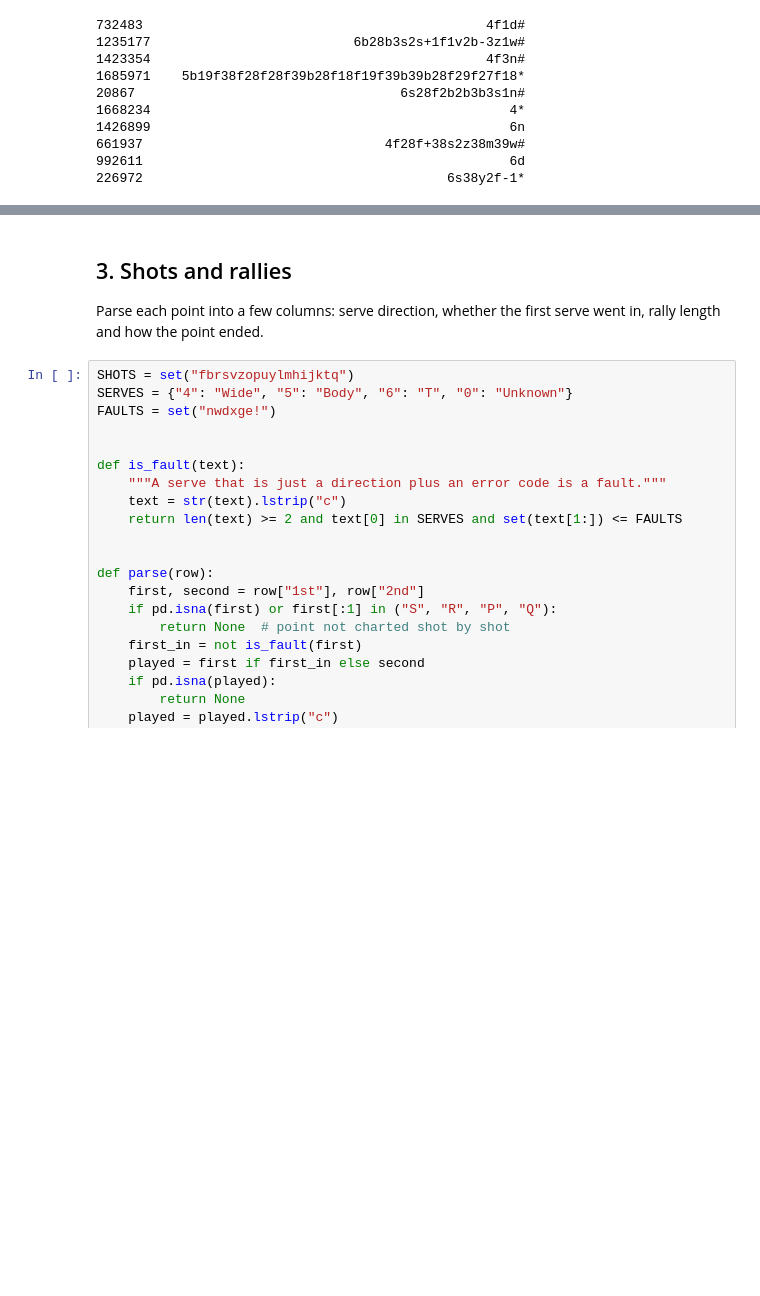
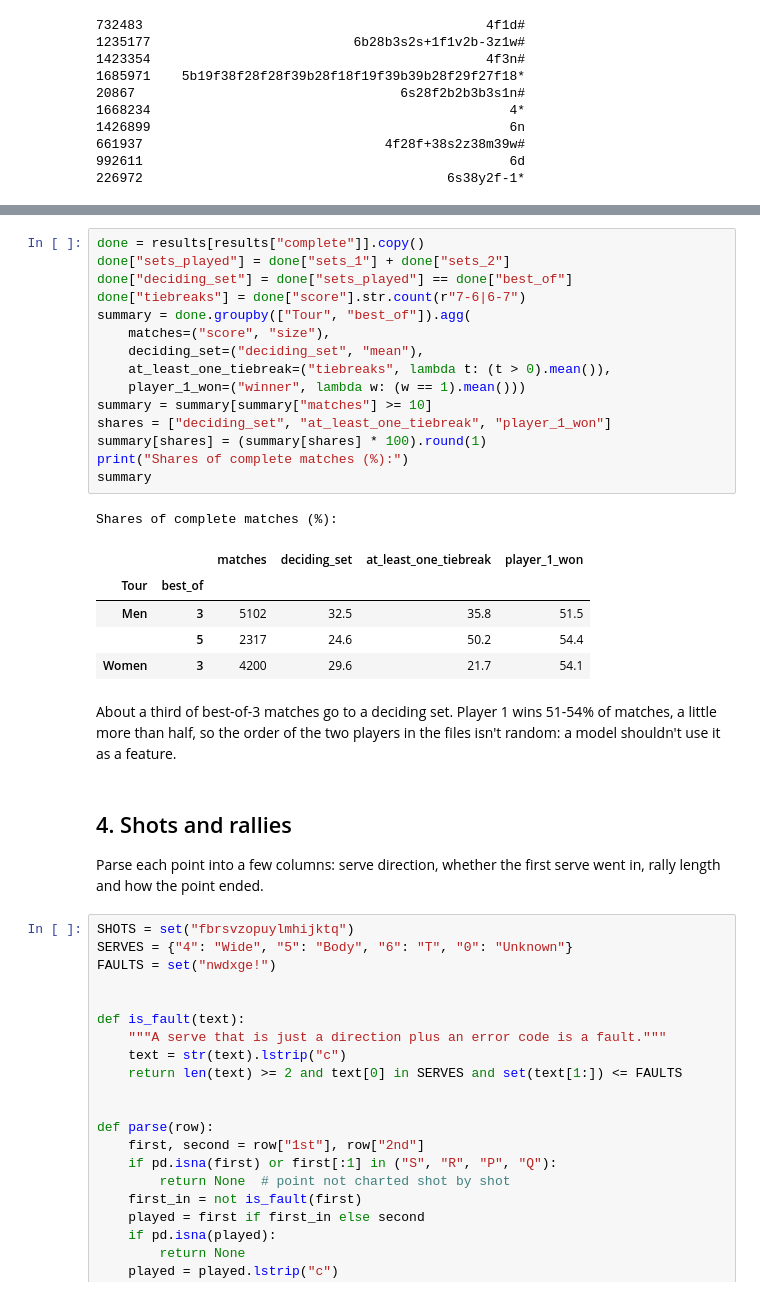
Before and after one commit to noahgoalen/git-practice, a Jupyter notebook: tennis-segmentation/eda.ipynb, the cells around one changed output, grey strips where cells are left out. Saved outputs shown, nothing was run; the diff lists cells and outputs as text; blank space fills up the shorter version.

```diff
--- a/tennis-segmentation/eda.ipynb
+++ b/tennis-segmentation/eda.ipynb
@@ -300,5 +503,29 @@ print(points["1st"].sample(10, random_state=0).to_string())
+# %%
+done = results[results["complete"]].copy()
+done["sets_played"] = done["sets_1"] + done["sets_2"]
+done["deciding_set"] = done["sets_played"] == done["best_of"]
+done["tiebreaks"] = done["score"].str.count(r"7-6|6-7")
+summary = done.groupby(["Tour", "best_of"]).agg(
+    matches=("score", "size"),
+    deciding_set=("deciding_set", "mean"),
+    at_least_one_tiebreak=("tiebreaks", lambda t: (t > 0).mean()),
+    player_1_won=("winner", lambda w: (w == 1).mean()))
+summary = summary[summary["matches"] >= 10]
+shares = ["deciding_set", "at_least_one_tiebreak", "player_1_won"]
+summary[shares] = (summary[shares] * 100).round(1)
+print("Shares of complete matches (%):")
+summary
+# %% [output]
+Shares of complete matches (%):
+|  |  | matches | deciding_set | at_least_one_tiebreak | player_1_won |
+| Tour | best_of |  |  |  |  |
+| Men | 3 | 5102 | 32.5 | 35.8 | 51.5 |
+|  | 5 | 2317 | 24.6 | 50.2 | 54.4 |
+| Women | 3 | 4200 | 29.6 | 21.7 | 54.1 |
+# %% [markdown]
+About a third of best-of-3 matches go to a deciding set. Player 1 wins 51-54% of matches, a little more than half, so the order of the two players in the files isn't random: a model shouldn't use it as a feature.
 # %% [markdown]
-## 3. Shots and rallies
+## 4. Shots and rallies
 
 Parse each point into a few columns: serve direction, whether the first serve went in, rally length and how the point ended.
 # %%
```
Also changed, not shown: parts of 12 cells of this notebook.
